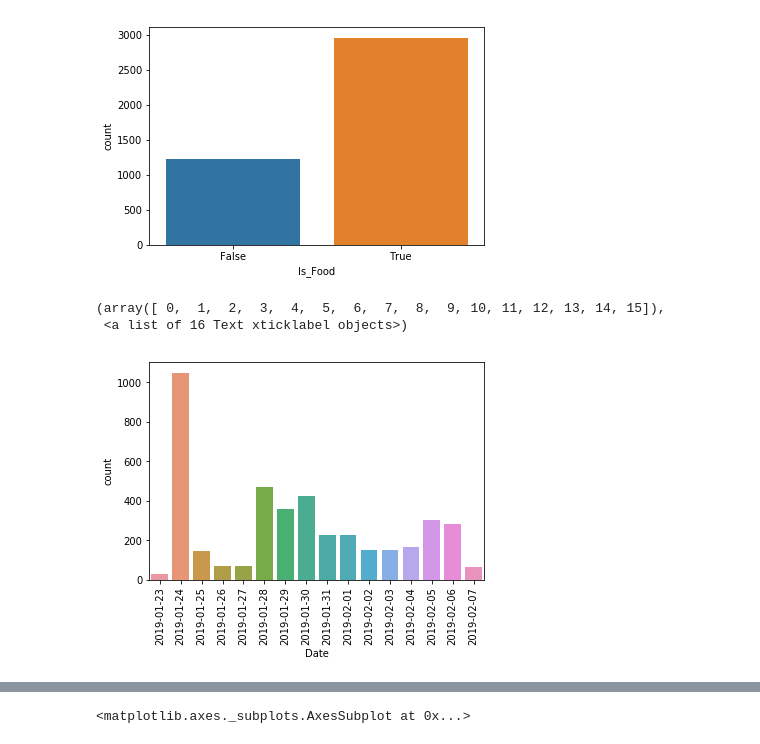
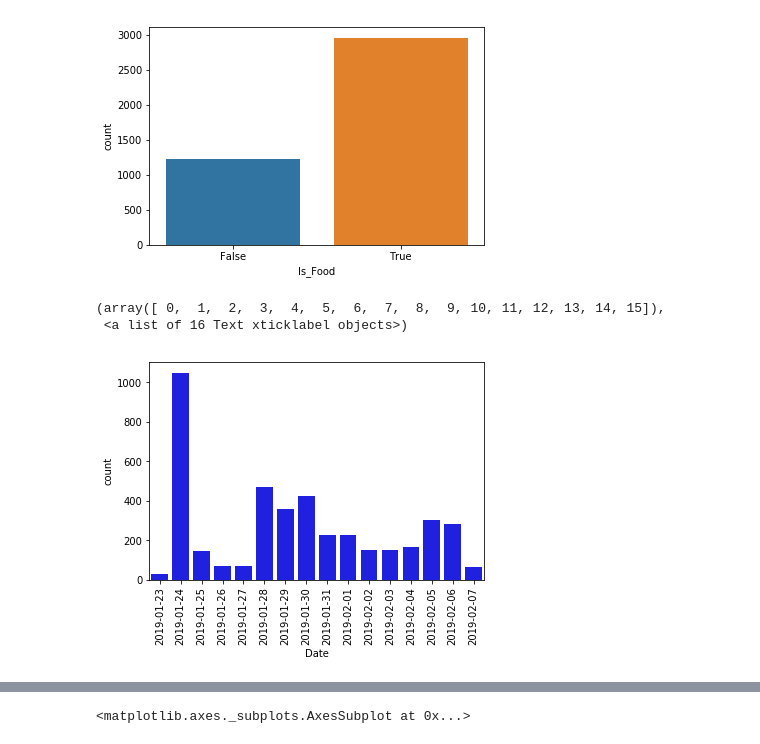
Before and after one commit to shiwang0211/future_food_challenge, a Jupyter notebook: Data Exploration.ipynb, the cells around one changed output, grey strips where cells are left out. Saved outputs shown, nothing was run; the diff lists cells and outputs as text; code cells hidden in the pictures.

```diff
--- a/Data Exploration.ipynb
+++ b/Data Exploration.ipynb
@@ -83,9 +83,9 @@ sns.countplot(x='Is_Food', data=df_train)
 <matplotlib.axes._subplots.AxesSubplot at 0x...>
 [figure]
 # %%
-sns.countplot(x='Date', data=df_train, order = sorted(set(df_train['Date'])))
+sns.countplot(x='Date', data=df_train, order = sorted(set(df_train['Date'])), color = 'blue')
 plt.xticks(rotation=90)
 # %% [output]
 (array([ 0,  1,  2,  3,  4,  5,  6,  7,  8,  9, 10, 11, 12, 13, 14, 15]),
  <a list of 16 Text xticklabel objects>)
-[figure, old version]
+[figure, new version]
```
Also changed, not shown: parts of 40 cells of this notebook.
